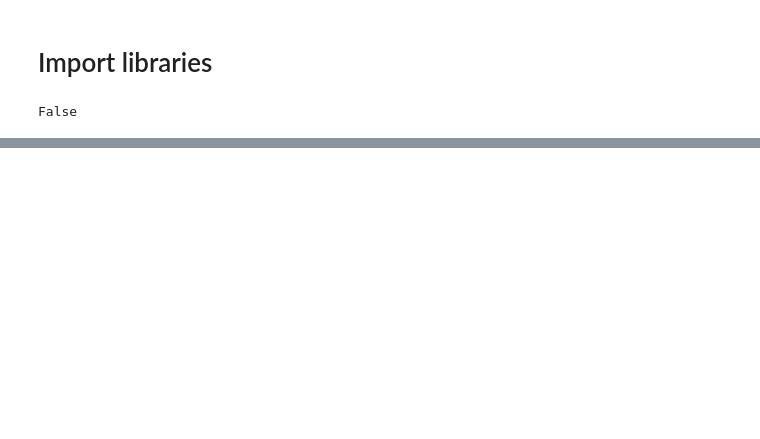
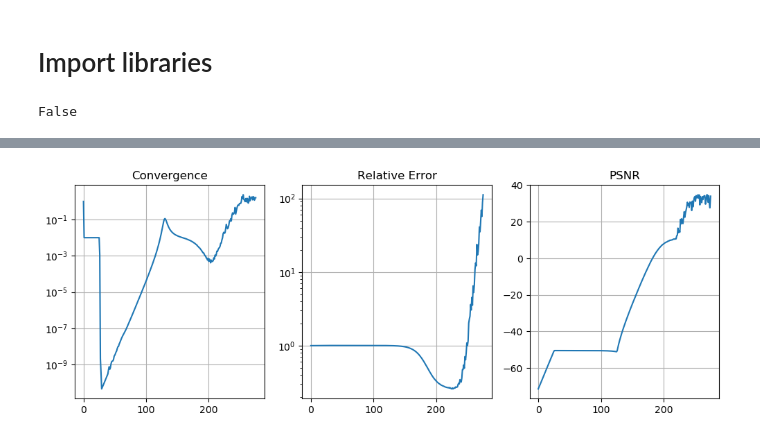
Before and after one commit to nhidang912/tensor_ntrc_algorithm, a Jupyter notebook: NTRC_imageTrial.ipynb, the cells around one changed output, grey strips where cells are left out. Cells and saved outputs as stored; diff of their text form; code cells hidden in the pictures; blank space fills up the shorter version.

```diff
--- a/NTRC_imageTrial.ipynb
+++ b/NTRC_imageTrial.ipynb
@@ -393,0 +467,22 @@ Clipping input data to the valid range for imshow with RGB data ([0..1] for floa
+# %%
+# Display the image
+# Plot the images
+fig4, axes4 = plt.subplots(1, 3, figsize=(12, 4))
+# Plot the remaining plots
+axes4[0].plot(convergence1)
+axes4[0].set_title('Convergence')
+axes4[0].set_yscale('log')
+axes4[0].grid(True)
+
+axes4[1].plot(relative_error1)
+axes4[1].set_title('Relative Error')
+axes4[1].set_yscale('log')
+axes4[1].grid(True)
+
+axes4[2].plot(PSNR1)
+axes4[2].set_title('PSNR')
+axes4[2].grid(True)
+
+fig4.show()
+# %% [output]
+[figure, added]
```
Also changed, not shown: parts of 44 cells of this notebook.
